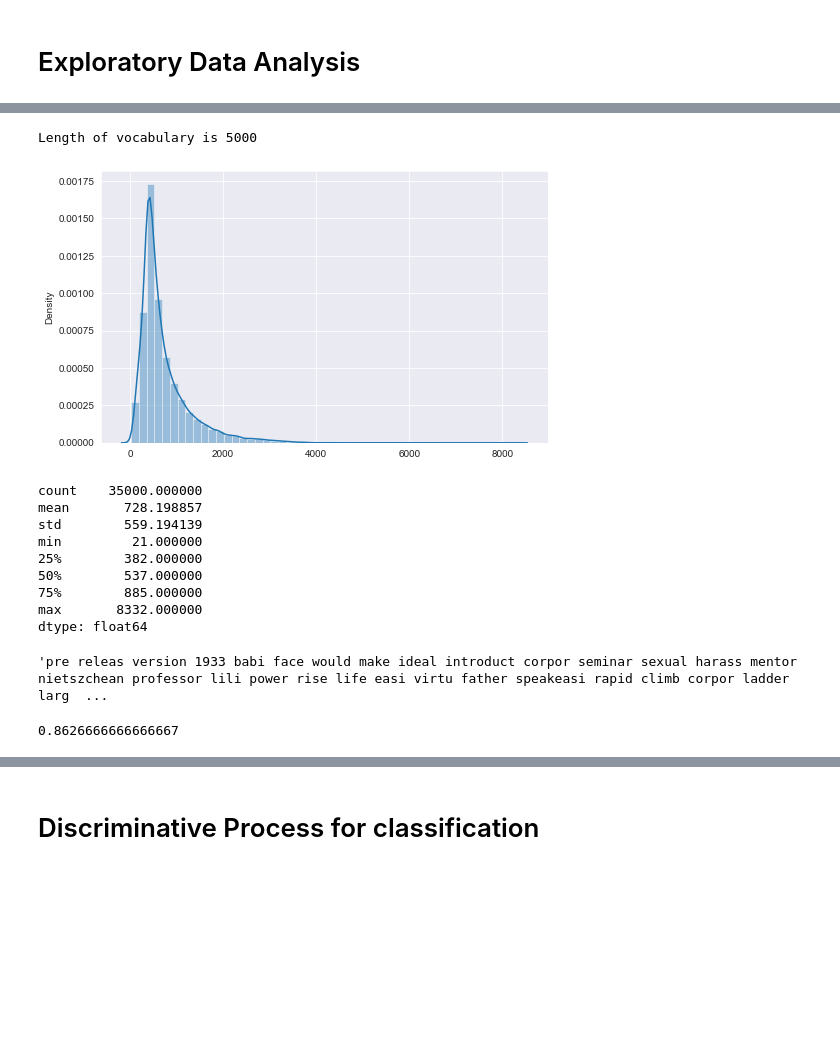
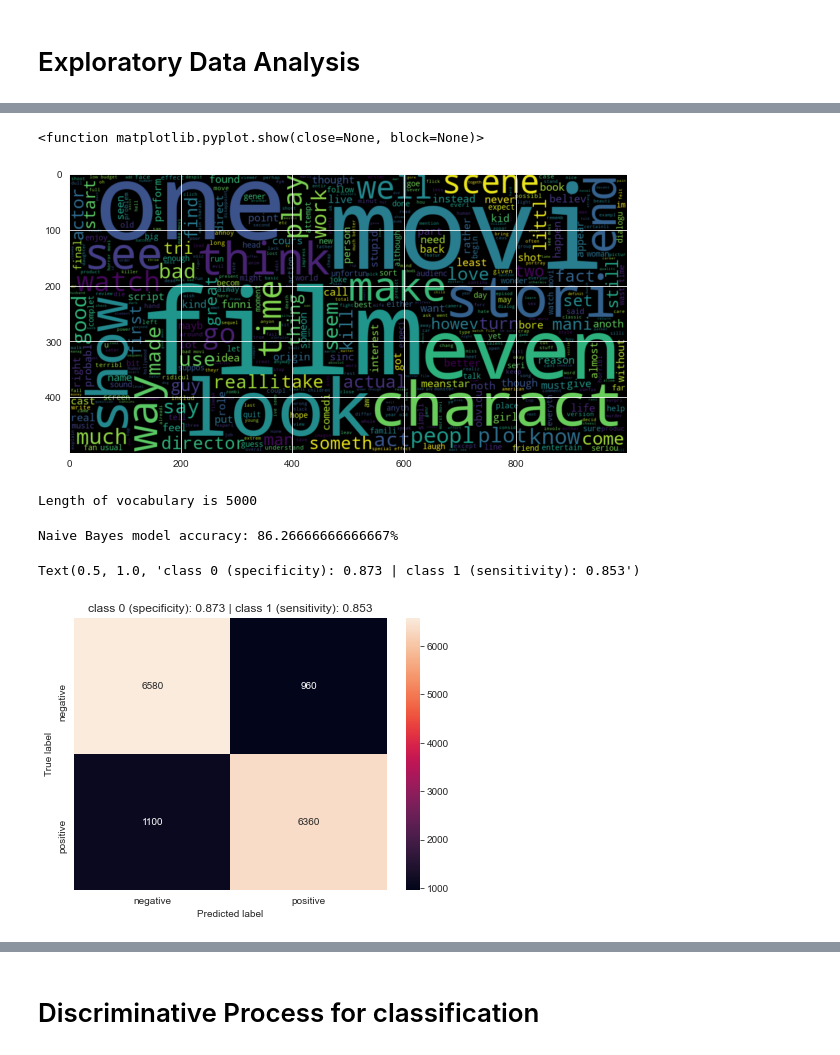
Before and after one commit to sayanmndl21/sentimentanalysis, a Jupyter notebook: imdb_generative.ipynb, the cells around one changed output, grey strips where cells are left out. Cells and saved outputs as stored; diff of their text form; code cells hidden in the pictures; blank space fills up the shorter version.

```diff
--- a/imdb_generative.ipynb
+++ b/imdb_generative.ipynb
@@ -188,3 +210,14 @@ plt.show()
+# %%
+#word cloud for negative review words
+plt.figure(figsize=(10,10))
+negative_text=' '.join(train_imdb[train_imdb['sentiment']==0].review.tolist())
+WC=WordCloud(width=1000,height=500,max_words=500,min_font_size=5)
+negative_words=WC.generate(negative_text)
+plt.imshow(negative_words,interpolation='bilinear')
+plt.show
+# %% [output]
+<function matplotlib.pyplot.show(close=None, block=None)>
+[figure, added]
 # %%
 #convert training and test to tfidf vectors
 vectorizer = TfidfVectorizer()
@@ -209,31 +242,6 @@ vocabvec = vectorizer.transform(np.array(corpus_))
 print(f'Length of vocabulary is {len(corpus_)}')
 # %% [output]
 Length of vocabulary is 5000
-# %%
-rev_len = [len(i) for i in x_train]
-seqlen = pd.Series(rev_len)
-sns.set_style('darkgrid')
-plt.figure(figsize = (8, 5))
-seqlen_plot = sns.distplot(seqlen)
-# %% [output]
-[figure, removed]
-# %%
-rev_len = [len(i) for i in x_train]
-pd.Series(rev_len).describe()
-# %% [output]
-count    35000.000000
-mean       728.198857
-std        559.194139
-min         21.000000
-25%        382.000000
-50%        537.000000
-75%        885.000000
-max       8332.000000
-dtype: float64
-# %%
-x_train[0]
-# %% [output]
-'pre releas version 1933 babi face would make ideal introduct corpor seminar sexual harass mentor nietszchean professor lili power rise life easi virtu father speakeasi rapid climb corpor ladder larg  ...
 # %%
 # naive bayes
 from sklearn.naive_bayes import MultinomialNB
@@ -241,6 +249,6 @@ from sklearn.preprocessing import normalize
 # %%
 clf = MultinomialNB()
 clf.fit(x_train1, y_train)
-clf.score(x_test1, y_test)
+print(f'Naive Bayes model accuracy: {clf.score(x_test1, y_test)*100}%')
 # %% [output]
-0.8626666666666667
+Naive Bayes model accuracy: 86.26666666666667%
@@ -246,0 +258,12 @@ clf.score(x_test1, y_test)
+# %%
+accs = (np.diag(conf_matrix)/conf_matrix.sum(1))
+df_cm = pd.DataFrame(conf_matrix, index = [i for i in ['negative','positive']],
+                  columns = [i for i in ['negative','positive']])
+plt.figure(figsize = (7,5))
+sns.heatmap(df_cm, annot=True, fmt = 'g')
+plt.ylabel('True label')
+plt.xlabel('Predicted label')
+plt.title('class 0 (specificity): {:0.3f} | class 1 (sensitivity): {:0.3f}'.format(accs[0],accs[1]))
+# %% [output]
+Text(0.5, 1.0, 'class 0 (specificity): 0.873 | class 1 (sensitivity): 0.853')
+[figure, added]
```
Also changed, not shown: parts of 41 cells of this notebook, 5 other files.
